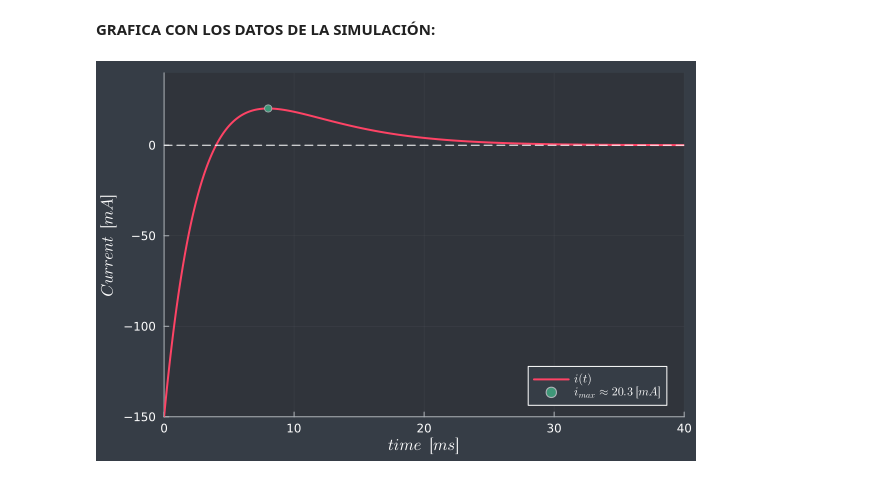
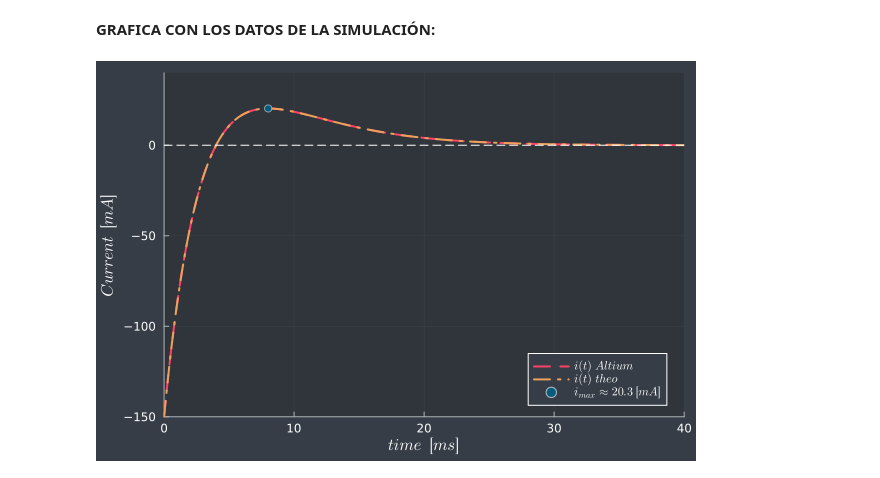
Before and after one commit to JuanP-arcila/Quiz2_electroncs, a Jupyter notebook: Arcila_8_Giraldo_6_Quiz2.ipynb, the cells around one changed output. Drawn from its saved outputs; the diff is of its cells as text; code cells hidden in the pictures.

```diff
--- a/Arcila_8_Giraldo_6_Quiz2.ipynb
+++ b/Arcila_8_Giraldo_6_Quiz2.ipynb
@@ -191,17 +193,18 @@ $$
 # %%
 #Importamos datos de Altium:
 data2 = CSV.read(path*"/DATA/Quiz2_Altium_circ3.csv", DataFrame)
 t = data2.s .* 1e3#ms
 i = data2.I .* 1e3#mA
+I = (-0.15 .* exp.(-250 .* data2.s) .+ 37.5 .* data2.s .* exp.(-250 .* data2.s)) .* 1e3
 
-plot(t, i,
-    xlabel = L"time \ \ [ms]", ylabel = L"Current \ \ [mA]", label = L"i(t)",
+plot(t, [i, I],
+    xlabel = L"time \ \ [ms]", ylabel = L"Current \ \ [mA]", label = [L"i(t) \ Altium" L"i(t) \ theo"],
     xlims = (0, 40), ylims = (-150, 40),
-    lw = 2)
+    lw = 2, ls = :auto)
 hline!([0], label = false, ls = :dash, color = :white)
 p2 = scatter!([t[161]], [i[161]], label = L"i_{max} \approx 20.3 \ [mA]")
 
 savefig(p2, path*"/PLOTS/circuito3.png")
 p2
 # %% [output]
-[figure, old version]
+[figure, new version]
```
Also changed, not shown: parts of 1 cell of this notebook, 3 other files.
